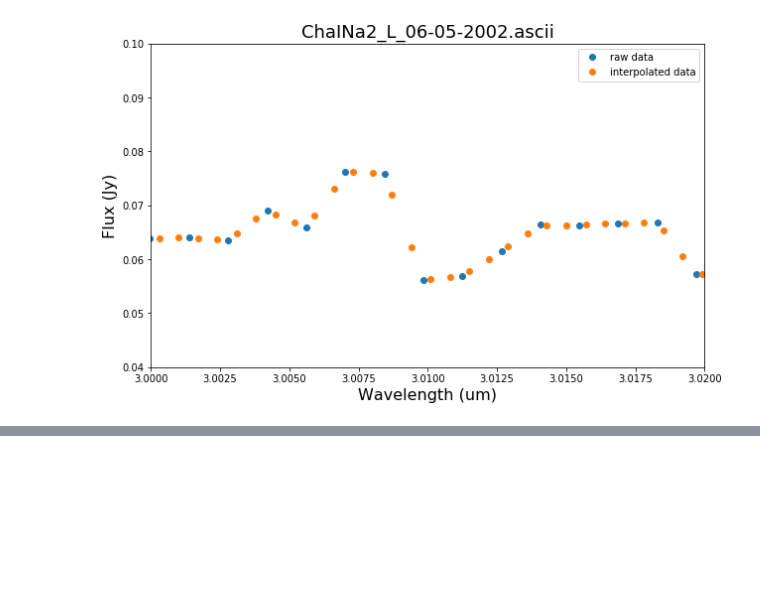
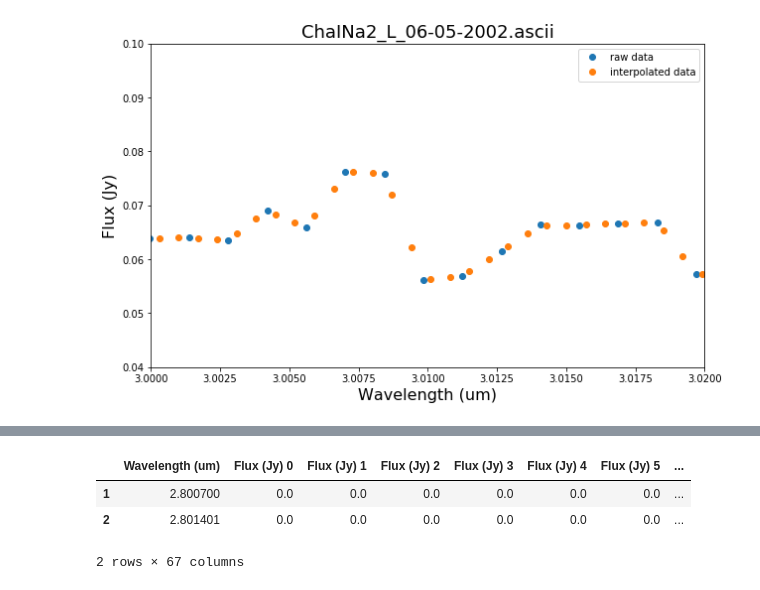
Before and after one commit to claraross1/ross_thesis, a Jupyter notebook: L spectra/VLT-ISAAC workspace.ipynb, the cells around one changed output, grey strips where cells are left out. Saved outputs shown, nothing was run; the diff lists cells and outputs as text; code cells hidden in the pictures; blank space fills up the shorter version.

```diff
--- a/L spectra/VLT-ISAAC workspace.ipynb
+++ b/L spectra/VLT-ISAAC workspace.ipynb
@@ -526,0 +573,7 @@ df_all
+# %%
+df_all.iloc[1:3]
+# %% [output]
+|  | Wavelength (um) | Flux (Jy) 0 | Flux (Jy) 1 | Flux (Jy) 2 | Flux (Jy) 3 | Flux (Jy) 4 | Flux (Jy) 5 | ... |
+| 1 | 2.800700 | 0.0 | 0.0 | 0.0 | 0.0 | 0.0 | 0.0 | ... |
+| 2 | 2.801401 | 0.0 | 0.0 | 0.0 | 0.0 | 0.0 | 0.0 | ... |
+2 rows × 67 columns
```
Also changed, not shown: parts of 12 cells of this notebook.
